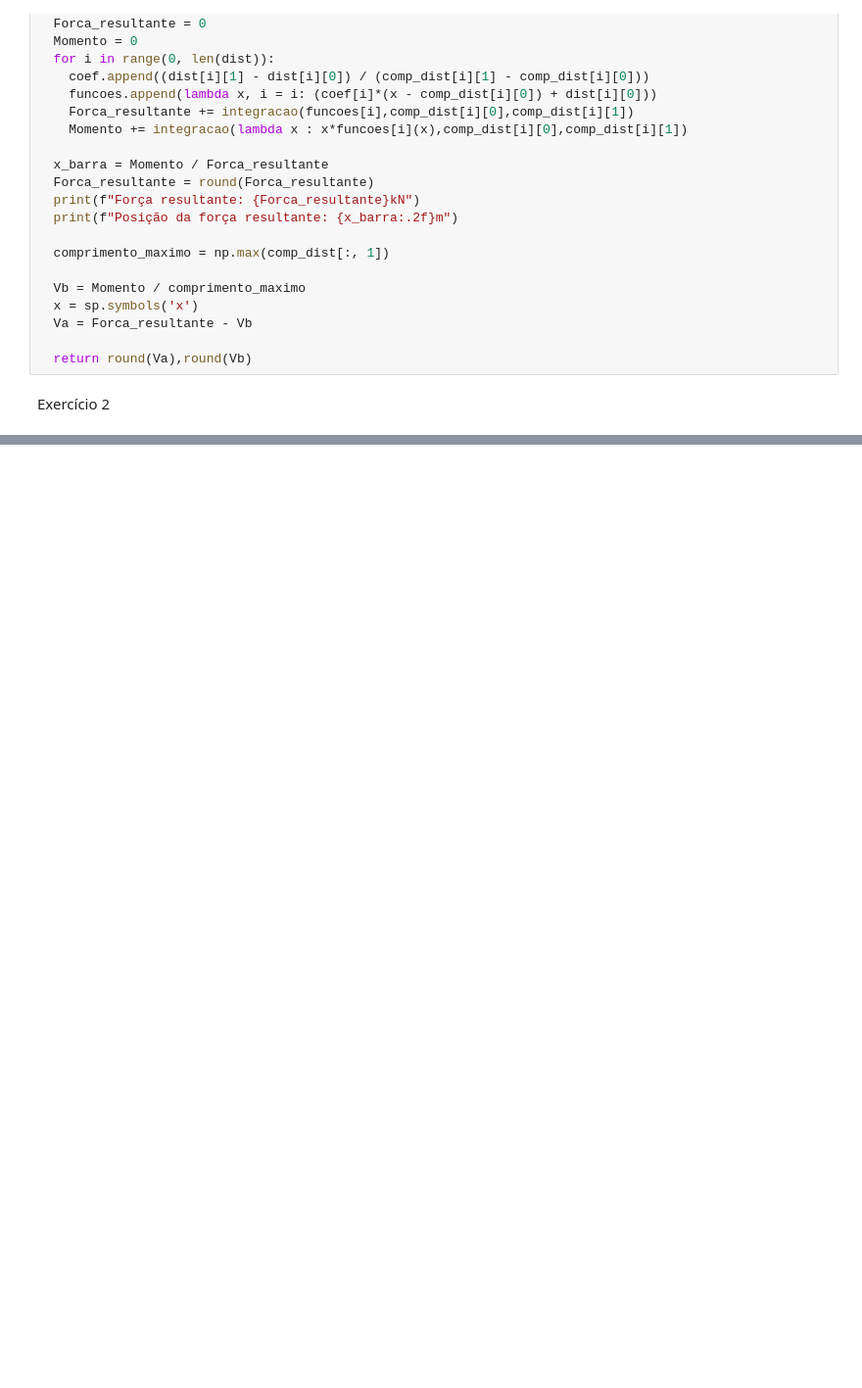
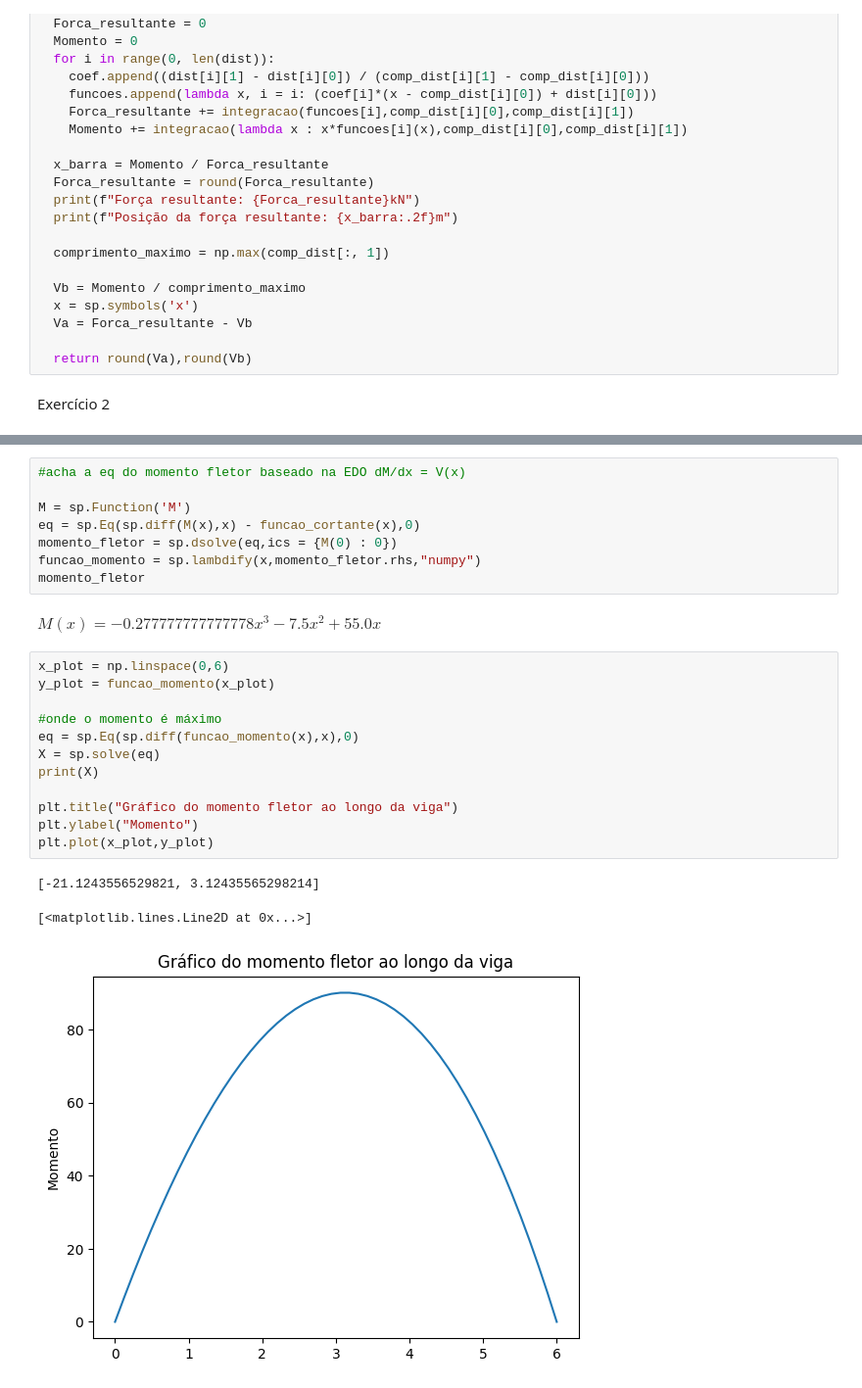
Before and after one commit to Heitor-CC/trabalho1_resmat, a Jupyter notebook: trabalho_resmat.ipynb, the cells around one changed output, grey strips where cells are left out. Shown at 98% size. Cells and saved outputs as stored; diff of their text form; blank space fills up the shorter version.

```diff
--- a/trabalho_resmat.ipynb
+++ b/trabalho_resmat.ipynb
@@ -71,0 +92,26 @@ $\displaystyle v{\left(x \right)} = - 2.08333333333333 x^{2} - 15.0 x + 65$
+# %%
+#acha a eq do momento fletor baseado na EDO dM/dx = V(x)
+
+M = sp.Function('M')
+eq = sp.Eq(sp.diff(M(x),x) - funcao_cortante(x),0)
+momento_fletor = sp.dsolve(eq,ics = {M(0) : 0})
+funcao_momento = sp.lambdify(x,momento_fletor.rhs,"numpy")
+momento_fletor
+# %% [output]
+$\displaystyle M{\left(x \right)} = - 0.277777777777778 x^{3} - 7.5 x^{2} + 55.0 x$
+# %%
+x_plot = np.linspace(0,6)
+y_plot = funcao_momento(x_plot)
+
+#onde o momento é máximo
+eq = sp.Eq(sp.diff(funcao_momento(x),x),0)
+X = sp.solve(eq)
+print(X)
+
+plt.title("Gráfico do momento fletor ao longo da viga")
+plt.ylabel("Momento")
+plt.plot(x_plot,y_plot)
+# %% [output]
+[-21.1243556529821, 3.12435565298214]
+[<matplotlib.lines.Line2D at 0x...>]
+[figure, added]
```
Also changed, not shown: parts of 2 cells of this notebook.
